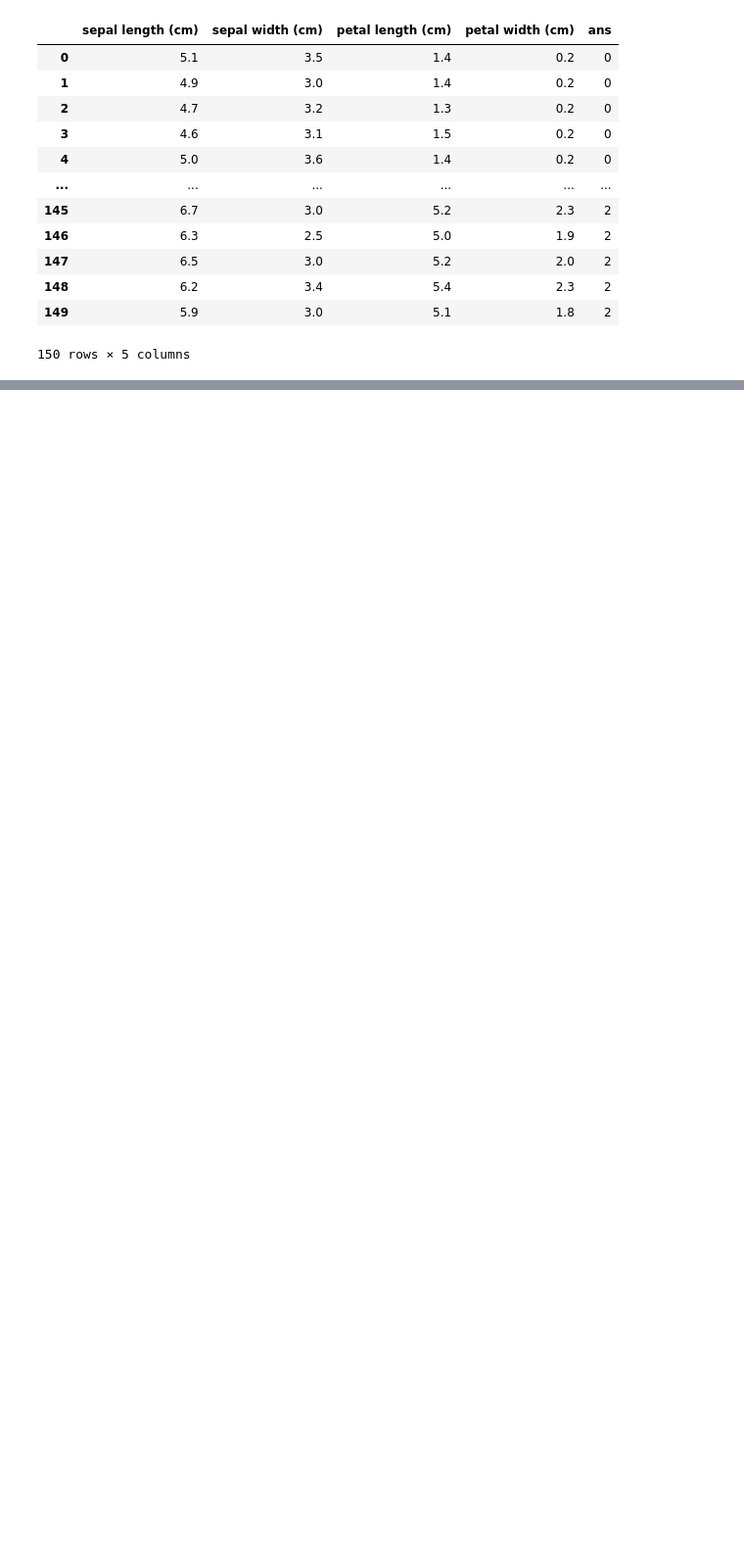
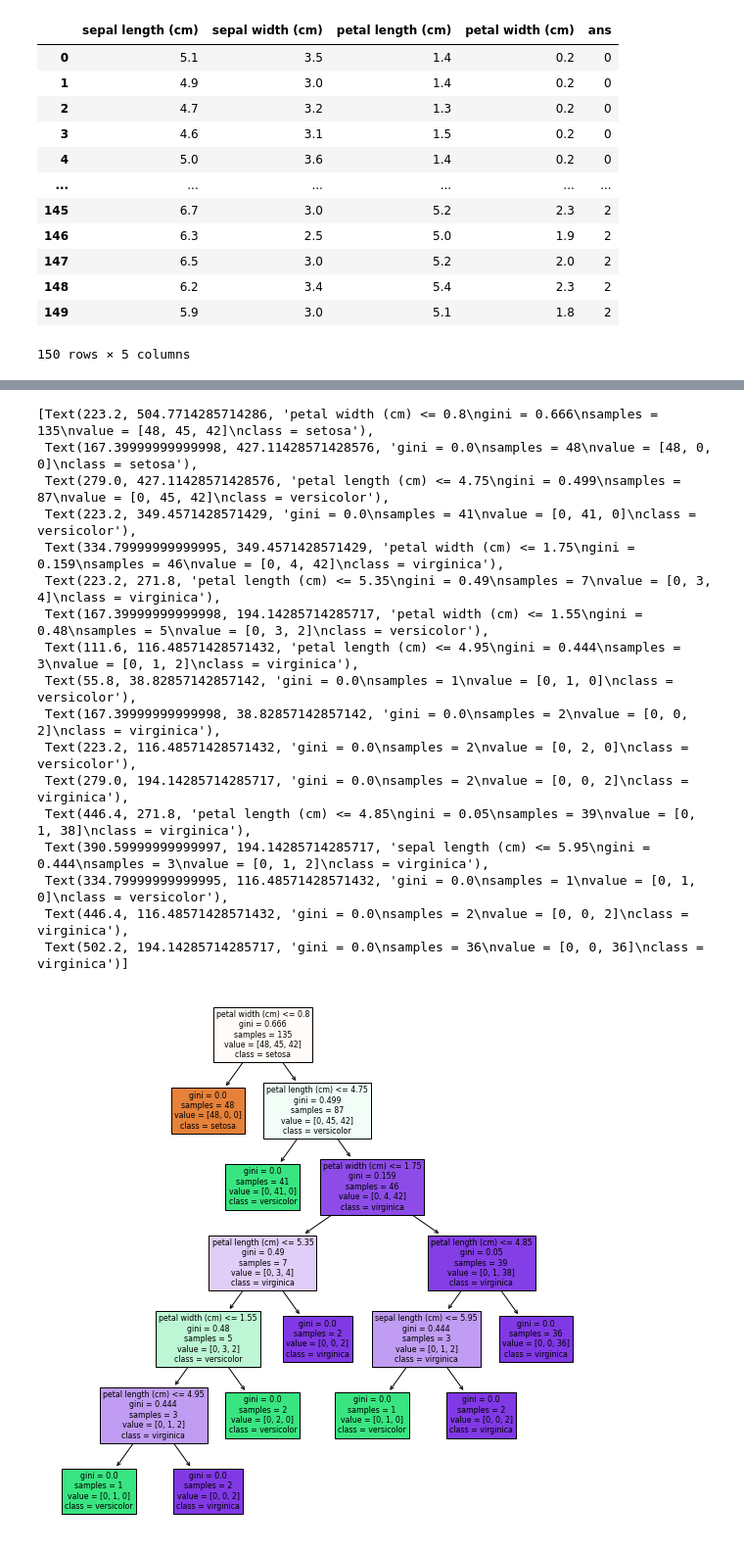
Before and after one commit to sara87821/20210602, a Jupyter notebook: clssification.ipynb, the cells around one changed output, grey strips where cells are left out. Shown: that part at 98% size. Drawn from its saved outputs; the diff is of its cells as text; code cells hidden in the pictures; blank space fills up the shorter version.

```diff
--- a/clssification.ipynb
+++ b/clssification.ipynb
@@ -23,3 +23,20 @@ df
 | 148 | 6.2 | 3.4 | 5.4 | 2.3 | 2 |
 | 149 | 5.9 | 3.0 | 5.1 | 1.8 | 2 |
 150 rows × 5 columns
+# %%
+# sklearn前:pandas.DataFrame
+# sklaern後:np.array
+import numpy as np
+from sklearn.model_selection import train_test_split
+x,y = np.array(df.drop(["ans"], axis = 1)), np.array(df["ans"])
+# 基本上是隨機切，但也可以用randomstate切
+# 90%x, 10%x, 90%y, 10%y
+x_train, x_test, y_train, y_test=train_test_split(
+                  x,
+                  y,
+                  test_size=0.1
+                  )
+print(x_train.shape)#135筆，四個值構成
+print(x_test.shape)#15筆，四個值構成
+print(y_train.shape)
+print(y_test.shape)
@@ -25,0 +48,5 @@ df
+# %%
+from sklearn.tree import DecisionTreeClassifier
+clf = DecisionTreeClassifier()
+# 把資料給決策樹
+clf.fit(x_train, y_train)
@@ -25,0 +60,27 @@ df
+# %%
+import matplotlib.pyplot as plt
+from sklearn.tree import plot_tree
+plt.figure(figsize=(10,10))
+plot_tree(clf,
+          feature_names=iris["feature_names"],
+          class_names=iris["target_names"],
+          filled=True)
+# %% [output]
+[Text(223.2, 504.7714285714286, 'petal width (cm) <= 0.8\ngini = 0.666\nsamples = 135\nvalue = [48, 45, 42]\nclass = setosa'),
+ Text(167.39999999999998, 427.11428571428576, 'gini = 0.0\nsamples = 48\nvalue = [48, 0, 0]\nclass = setosa'),
+ Text(279.0, 427.11428571428576, 'petal length (cm) <= 4.75\ngini = 0.499\nsamples = 87\nvalue = [0, 45, 42]\nclass = versicolor'),
+ Text(223.2, 349.4571428571429, 'gini = 0.0\nsamples = 41\nvalue = [0, 41, 0]\nclass = versicolor'),
+ Text(334.79999999999995, 349.4571428571429, 'petal width (cm) <= 1.75\ngini = 0.159\nsamples = 46\nvalue = [0, 4, 42]\nclass = virginica'),
+ Text(223.2, 271.8, 'petal length (cm) <= 5.35\ngini = 0.49\nsamples = 7\nvalue = [0, 3, 4]\nclass = virginica'),
+ Text(167.39999999999998, 194.14285714285717, 'petal width (cm) <= 1.55\ngini = 0.48\nsamples = 5\nvalue = [0, 3, 2]\nclass = versicolor'),
+ Text(111.6, 116.48571428571432, 'petal length (cm) <= 4.95\ngini = 0.444\nsamples = 3\nvalue = [0, 1, 2]\nclass = virginica'),
+ Text(55.8, 38.82857142857142, 'gini = 0.0\nsamples = 1\nvalue = [0, 1, 0]\nclass = versicolor'),
+ Text(167.39999999999998, 38.82857142857142, 'gini = 0.0\nsamples = 2\nvalue = [0, 0, 2]\nclass = virginica'),
+ Text(223.2, 116.48571428571432, 'gini = 0.0\nsamples = 2\nvalue = [0, 2, 0]\nclass = versicolor'),
+ Text(279.0, 194.14285714285717, 'gini = 0.0\nsamples = 2\nvalue = [0, 0, 2]\nclass = virginica'),
+ Text(446.4, 271.8, 'petal length (cm) <= 4.85\ngini = 0.05\nsamples = 39\nvalue = [0, 1, 38]\nclass = virginica'),
+ Text(390.59999999999997, 194.14285714285717, 'sepal length (cm) <= 5.95\ngini = 0.444\nsamples = 3\nvalue = [0, 1, 2]\nclass = virginica'),
+ Text(334.79999999999995, 116.48571428571432, 'gini = 0.0\nsamples = 1\nvalue = [0, 1, 0]\nclass = versicolor'),
+ Text(446.4, 116.48571428571432, 'gini = 0.0\nsamples = 2\nvalue = [0, 0, 2]\nclass = virginica'),
+ Text(502.2, 194.14285714285717, 'gini = 0.0\nsamples = 36\nvalue = [0, 0, 36]\nclass = virginica')]
+[figure, added]
```
Also changed, not shown: parts of 3 cells of this notebook.
